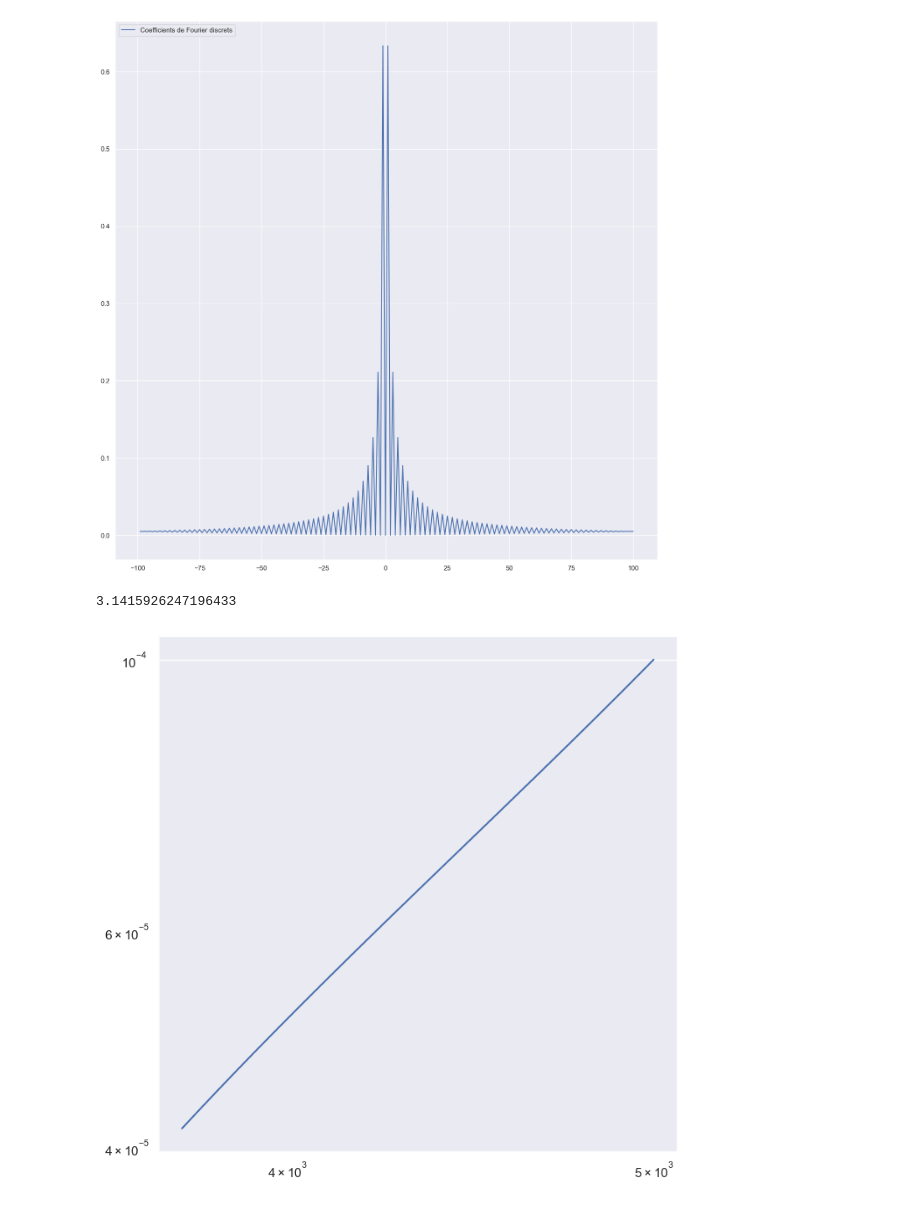
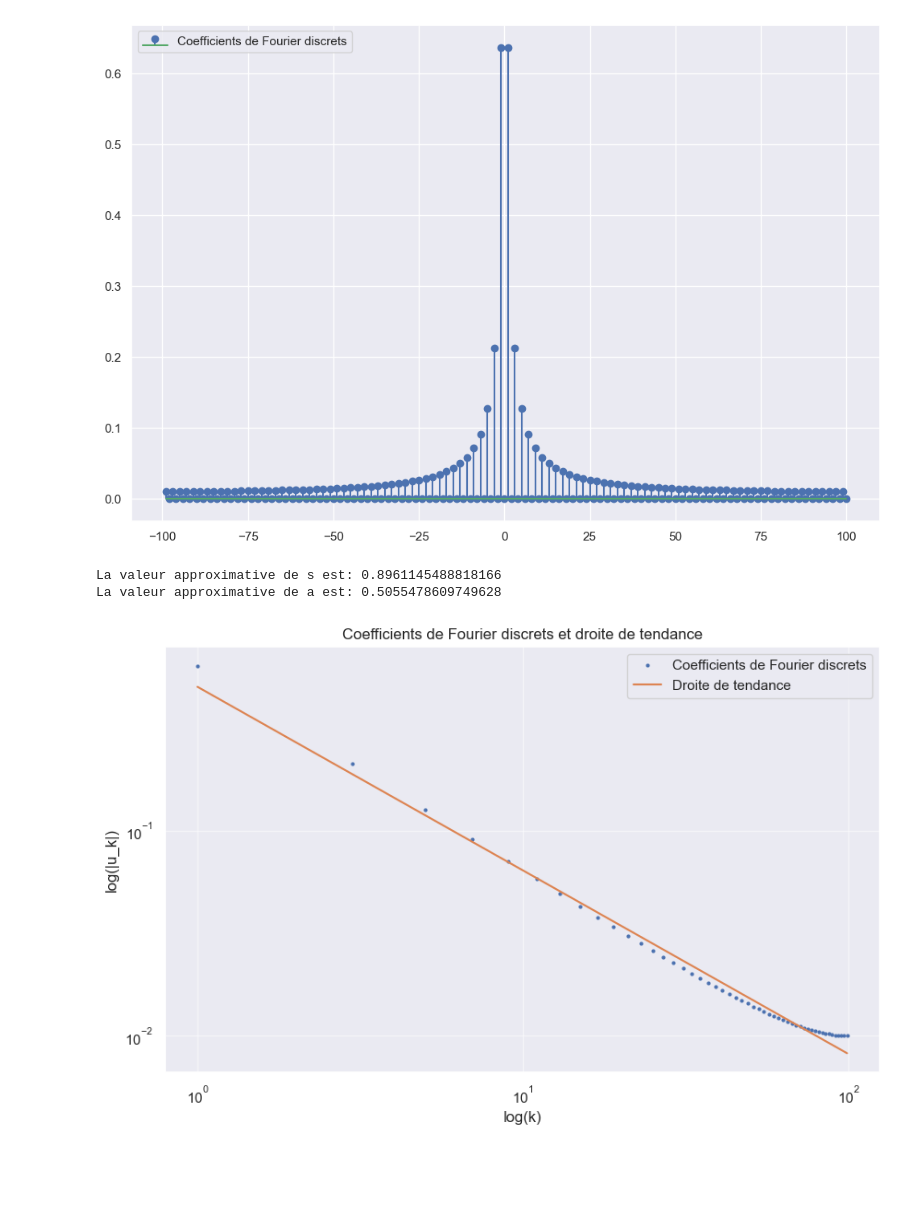
Before and after one commit to PolTibau/Fourier-Discrete, a Jupyter notebook: TP/TP3.ipynb, the cells around one changed output. Cells and saved outputs as stored; diff of their text form; code cells hidden in the pictures; blank space fills up the shorter version.

```diff
--- a/TP/TP3.ipynb
+++ b/TP/TP3.ipynb
@@ -10,48 +10,67 @@ sns.set_theme()
 # %%
 def u(x):
     return np.sign(x-np.pi)
 
 
-def Coeff(N):
+def Coeff(N, u, ini, fin):
     U = np.zeros(2*N, dtype=complex)
-    X = np.linspace(0,2*np.pi, 2*N)
+    X = np.linspace(ini,fin, 2*N, endpoint=False)
     Y = u(X)
-    for i in range(2*N):
-        U[i] = 1/(2*N) * np.sum(Y*np.exp(-1j*(i-N+1)*X))
+    #for i in range(2*N):
+    #    U[i] = 1/(2*N) * np.sum(Y*np.exp(-1j*(i-N+1)*X))
+    U = 1/(2*N) * np.dot(Y, np.exp(-1j * np.outer(X,np.arange(-N+1,N+1))))
     return U
 
 
 
 N = 100
-V = np.abs(Coeff(N)) #per obtenir el mòdul de cada complex
+V = np.abs(Coeff(N, u, 0,2*np.pi))
 
-fig, ax = plt.subplots(figsize=(16,16))
-ax.plot(np.arange(-N+1, N+1), V, label="Coefficients de Fourier discrets")
+fig, ax = plt.subplots(figsize=(12,8))
+ax.stem(np.arange(-N+1, N+1), V, basefmt="C2-", label="Coefficients de Fourier discrets")
 plt.legend(loc='upper left')
 plt.show()
 # %% [output]
-[figure, old version]
+[figure, new version]
 # %%
-#b)
-#Trouver s tq a/k**s s'approxime a |u_k|
-#on applique log a chaque côté et on procède a voir log(|u_k|) = log(a) - slog(k)
-#on va utiliser seulement les coefficients impaires car les coefficients paires sont nuls
-M= V[1::2] #on prend les coefficients impaires
+# b)
+# Trouver s tel que a/k**s soit une approximation de |u_k|
+# On applique le logarithme des deux côtés : log(|u_k|) = log(a) - s*log(k)
+# On utilise uniquement les coefficients impairs car les coefficients pairs sont nuls
+# Comme l'indice 0 correspond à -N+1 et N=100, alors l'indice 2 correspond à -N+3...
+
+M= V[0::2] #on prend les coefficients impaires
 
 #on calcule s:
-s = (np.log(M[-1]) - np.log(M[-2]))/(np.log(len(M)) - np.log(len(M)-1))
-print(s)
+k = np.arange(-N+1,N+1,2)
+M = M[k>0] #on prend que les coefficients correspondants aux k positifs
+k = k[k>0] #on prend que les k positifs
 
-fig, ax = plt.subplots(figsize=(8,8))
-ax.plot(np.arange(3*len(M)//4,len(M)),M[3*len(M)//4:])
-ax.set_xscale('log')
-ax.set_yscale('log')
+logM = np.log(M)
+logk = np.log(k)
+
+coeffs = np.polyfit(logk , logM, 1)
+s = -coeffs[0]
+n = coeffs[1]
+#on a la droite log(|u_k|) = log(a) - slog(k)
+
+print("La valeur approximative de s est:", s)
+print("La valeur approximative de a est:", np.exp(n))
+
+
+fig, ax = plt.subplots(figsize=(10,6))
+ax.set_title("Coefficients de Fourier discrets et droite de tendance")
+ax.loglog(k,M, 'o', markersize=2,label="Coefficients de Fourier discrets")
+ax.loglog(k, np.exp(n)*k**(-s), label="Droite de tendance")
+ax.legend(loc='upper right')
+ax.set_xlabel('log(k)')
+ax.set_ylabel('log(|u_k|)')
+ax.grid(True, ls="-", alpha=0.5)
 plt.show()
-
-#we observe that s=pi
 # %% [output]
-3.1415926247196433
+La valeur approximative de s est: 0.8961145488818166
+La valeur approximative de a est: 0.5055478609749628
-[figure, old version]
+[figure, new version]
 # %%
 from scipy import integrate
 
```
Also changed, not shown: parts of 6 cells of this notebook.
